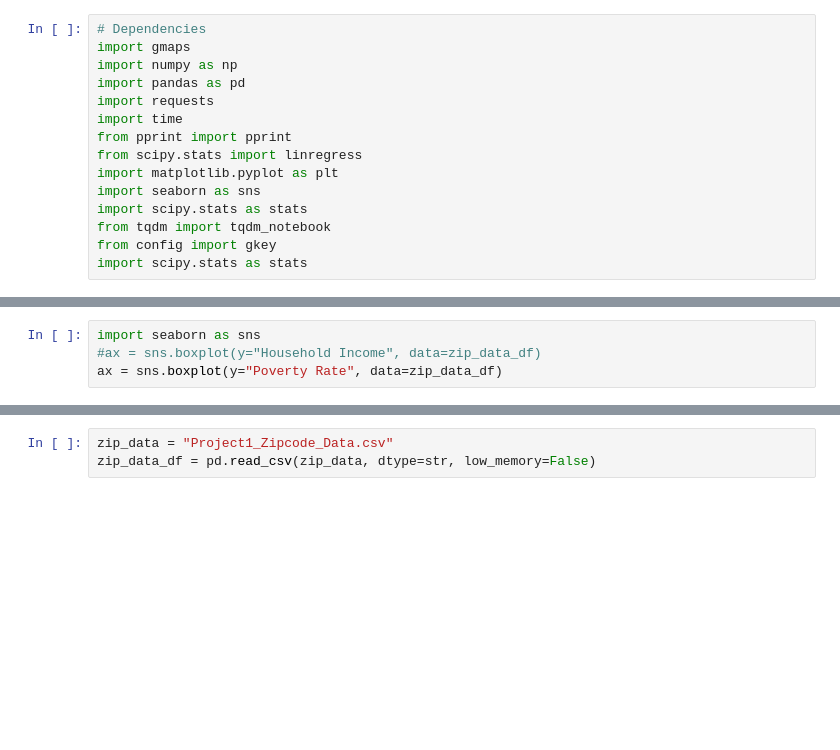
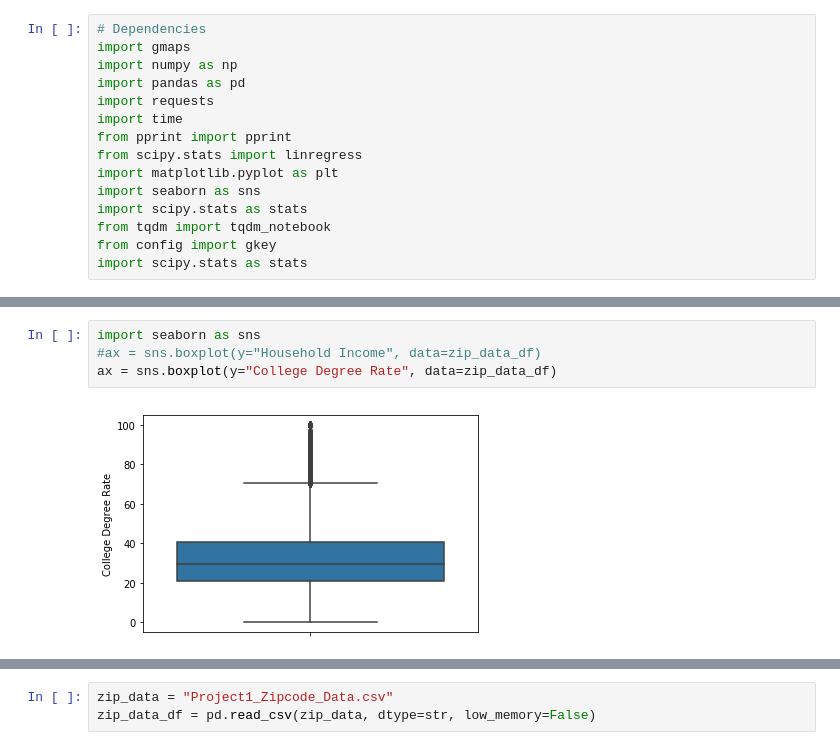
Before and after one commit to trigus00/Project_1, a Jupyter notebook: Stats_ZipCode.ipynb, the cells around one changed output, grey strips where cells are left out. Cells and saved outputs as stored; diff of their text form; blank space fills up the shorter version.

```diff
--- a/Stats_ZipCode.ipynb
+++ b/Stats_ZipCode.ipynb
@@ -94,6 +101,8 @@ sns.lmplot(y='Poverty Rate', x='No HS Diploma Rate', data=census_data_numeric)
 # %%
 import seaborn as sns
 #ax = sns.boxplot(y="Household Income", data=zip_data_df)
-ax = sns.boxplot(y="Poverty Rate", data=zip_data_df)
+ax = sns.boxplot(y="College Degree Rate", data=zip_data_df)
+# %% [output]
+[figure, added]
 # %%
 census_data_numeric.head()
```
Also changed, not shown: parts of 21 cells of this notebook, 7 other files.
